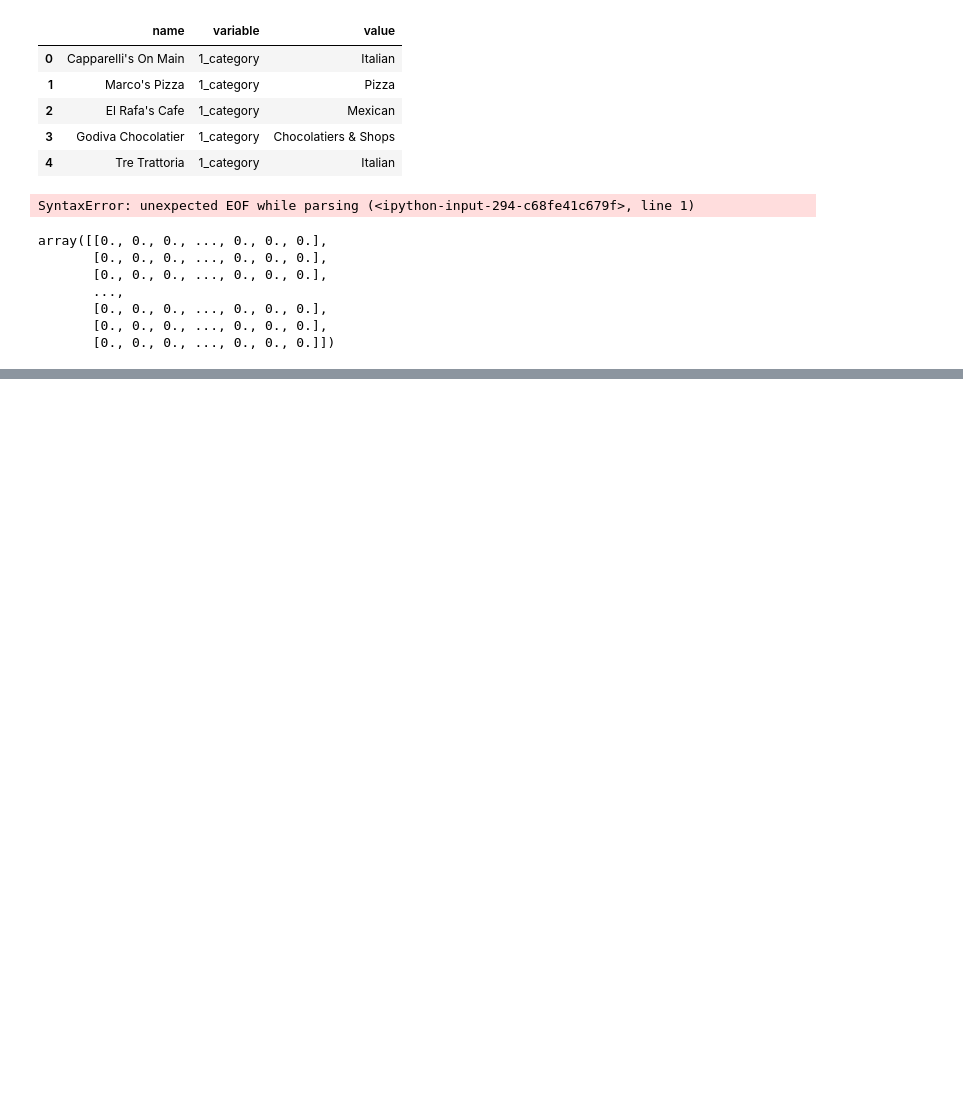
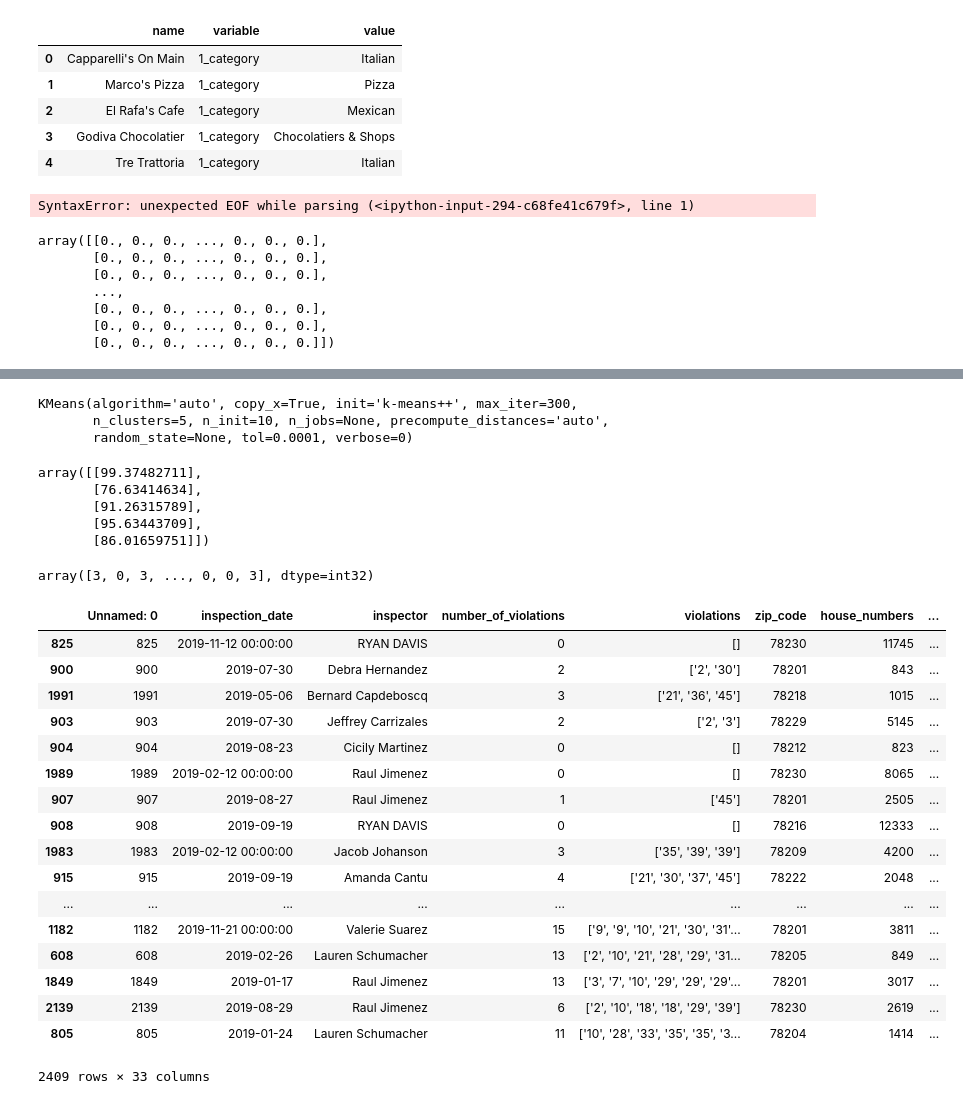
Before and after one commit to CodeBound-Annihilators/yelpproject, a Jupyter notebook: jeffs_category_ohe.ipynb, the cells around one changed output, grey strips where cells are left out. Saved outputs shown, nothing was run; the diff lists cells and outputs as text; code cells hidden in the pictures; blank space fills up the shorter version.

```diff
--- a/jeffs_category_ohe.ipynb
+++ b/jeffs_category_ohe.ipynb
@@ -592,0 +638,42 @@ plt.show()
+# %%
+kmeans = KMeans(n_clusters=5)
+kmeans.fit(np.reshape(np.array(merged.total_score), (-1,1)))
+# %% [output]
+KMeans(algorithm='auto', copy_x=True, init='k-means++', max_iter=300,
+       n_clusters=5, n_init=10, n_jobs=None, precompute_distances='auto',
+       random_state=None, tol=0.0001, verbose=0)
+# %%
+kmeans.cluster_centers_
+# %% [output]
+array([[99.37482711],
+       [76.63414634],
+       [91.26315789],
+       [95.63443709],
+       [86.01659751]])
+# %%
+kmeans.labels_
+# %% [output]
+array([3, 0, 3, ..., 0, 0, 3], dtype=int32)
+# %%
+merged['clusters'] = kmeans.labels_
+# %%
+merged.sort_values(by='clusters')
+# %% [output]
+|  | Unnamed: 0 | inspection_date | inspector | number_of_violations | violations | zip_code | house_numbers | ... |
+| 825 | 825 | 2019-11-12 00:00:00 | RYAN DAVIS | 0 | [] | 78230 | 11745 | ... |
+| 900 | 900 | 2019-07-30 | Debra Hernandez | 2 | ['2', '30'] | 78201 | 843 | ... |
+| 1991 | 1991 | 2019-05-06 | Bernard Capdeboscq | 3 | ['21', '36', '45'] | 78218 | 1015 | ... |
+| 903 | 903 | 2019-07-30 | Jeffrey Carrizales | 2 | ['2', '3'] | 78229 | 5145 | ... |
+| 904 | 904 | 2019-08-23 | Cicily Martinez | 0 | [] | 78212 | 823 | ... |
+| 1989 | 1989 | 2019-02-12 00:00:00 | Raul Jimenez | 0 | [] | 78230 | 8065 | ... |
+| 907 | 907 | 2019-08-27 | Raul Jimenez | 1 | ['45'] | 78201 | 2505 | ... |
+| 908 | 908 | 2019-09-19 | RYAN DAVIS | 0 | [] | 78216 | 12333 | ... |
+| 1983 | 1983 | 2019-02-12 00:00:00 | Jacob Johanson | 3 | ['35', '39', '39'] | 78209 | 4200 | ... |
+| 915 | 915 | 2019-09-19 | Amanda Cantu | 4 | ['21', '30', '37', '45'] | 78222 | 2048 | ... |
+| ... | ... | ... | ... | ... | ... | ... | ... | ... |
+| 1182 | 1182 | 2019-11-21 00:00:00 | Valerie Suarez | 15 | ['9', '9', '10', '21', '30', '31'... | 78201 | 3811 | ... |
+| 608 | 608 | 2019-02-26 | Lauren Schumacher | 13 | ['2', '10', '21', '28', '29', '31... | 78205 | 849 | ... |
+| 1849 | 1849 | 2019-01-17 | Raul Jimenez | 13 | ['3', '7', '10', '29', '29', '29'... | 78201 | 3017 | ... |
+| 2139 | 2139 | 2019-08-29 | Raul Jimenez | 6 | ['2', '10', '18', '18', '29', '39'] | 78230 | 2619 | ... |
+| 805 | 805 | 2019-01-24 | Lauren Schumacher | 11 | ['10', '28', '33', '35', '35', '3... | 78204 | 1414 | ... |
+2409 rows × 33 columns
```
Also changed, not shown: parts of 8 cells of this notebook.
